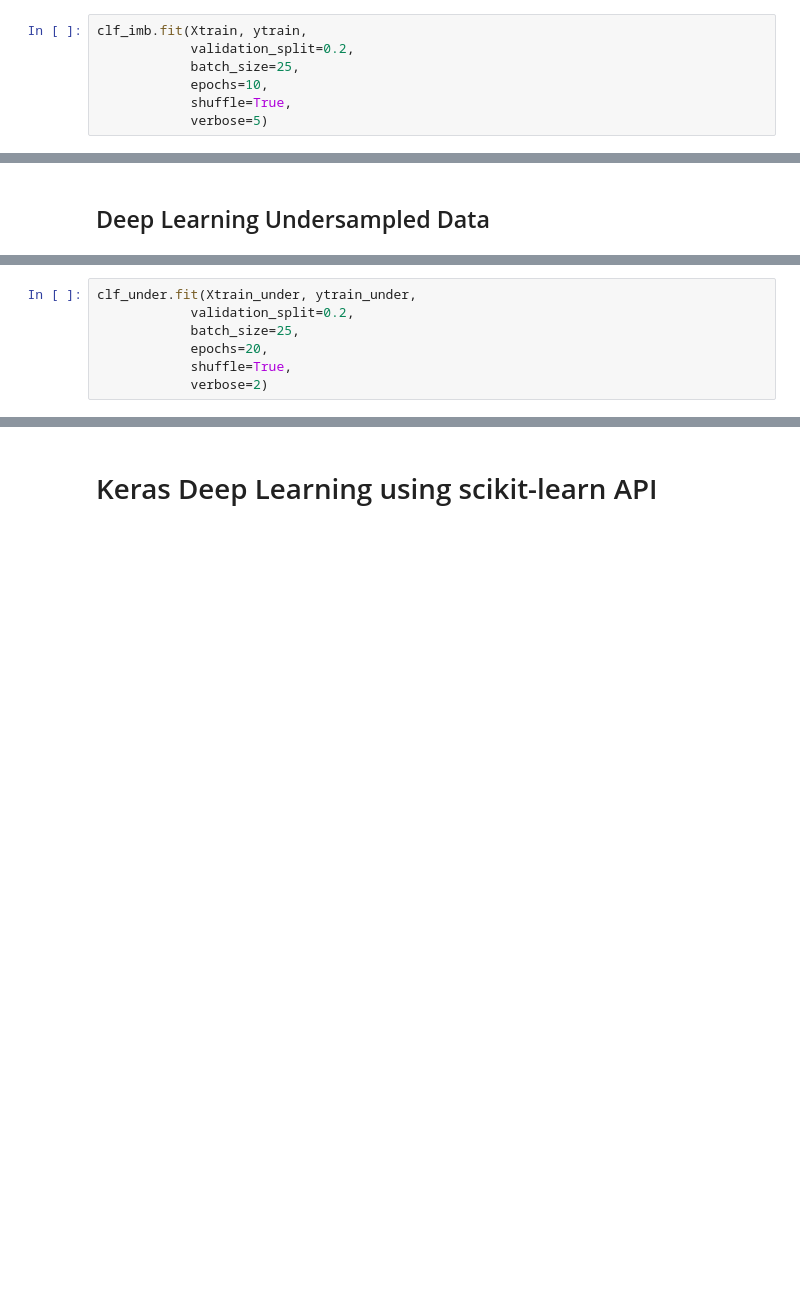
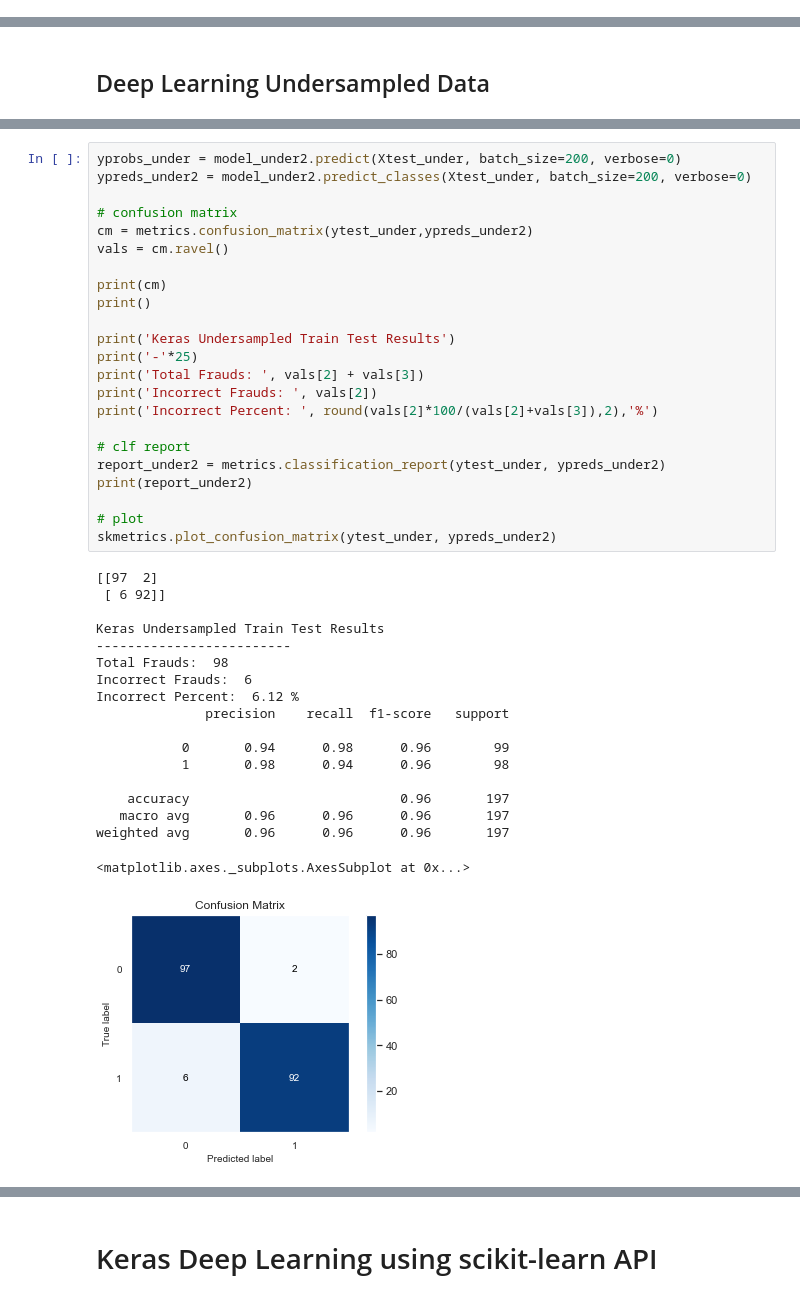
Before and after one commit to bhishanpdl/Project_Fraud_Detection, a Jupyter notebook: notebooks/d01_classification_modelling_keras.ipynb, the cells around one changed output, grey strips where cells are left out. Cells and saved outputs as stored; diff of their text form; blank space fills up the shorter version.

```diff
--- a/notebooks/d01_classification_modelling_keras.ipynb
+++ b/notebooks/d01_classification_modelling_keras.ipynb
@@ -360,7 +366,0 @@ clf_imb.compile(Adam(lr=0.001),
-# %%
-clf_imb.fit(Xtrain, ytrain,
-            validation_split=0.2,
-            batch_size=25,
-            epochs=10,
-            shuffle=True,
-            verbose=5)
@@ -434,7 +489,0 @@ clf_under.compile(Adam(lr=0.001),
-# %%
-clf_under.fit(Xtrain_under, ytrain_under,
-            validation_split=0.2,
-            batch_size=25,
-            epochs=20,
-            shuffle=True,
-            verbose=2)
@@ -507,0 +593,42 @@ weighted avg       0.94      0.94      0.94       197
+# %%
+yprobs_under = model_under2.predict(Xtest_under, batch_size=200, verbose=0)
+ypreds_under2 = model_under2.predict_classes(Xtest_under, batch_size=200, verbose=0)
+
+# confusion matrix
+cm = metrics.confusion_matrix(ytest_under,ypreds_under2)
+vals = cm.ravel()
+
+print(cm)
+print()
+
+print('Keras Undersampled Train Test Results')
+print('-'*25)
+print('Total Frauds: ', vals[2] + vals[3])
+print('Incorrect Frauds: ', vals[2])
+print('Incorrect Percent: ', round(vals[2]*100/(vals[2]+vals[3]),2),'%')
+
+# clf report
+report_under2 = metrics.classification_report(ytest_under, ypreds_under2)
+print(report_under2)
+
+# plot
+skmetrics.plot_confusion_matrix(ytest_under, ypreds_under2)
+# %% [output]
+[[97  2]
+ [ 6 92]]
+
+Keras Undersampled Train Test Results
+-------------------------
+Total Frauds:  98
+Incorrect Frauds:  6
+Incorrect Percent:  6.12 %
+              precision    recall  f1-score   support
+
+           0       0.94      0.98      0.96        99
+           1       0.98      0.94      0.96        98
+
+    accuracy                           0.96       197
+   macro avg       0.96      0.96      0.96       197
+weighted avg       0.96      0.96      0.96       197
+<matplotlib.axes._subplots.AxesSubplot at 0x...>
+[figure, added]
```
Also changed, not shown: parts of 60 cells of this notebook, 20 other files.
